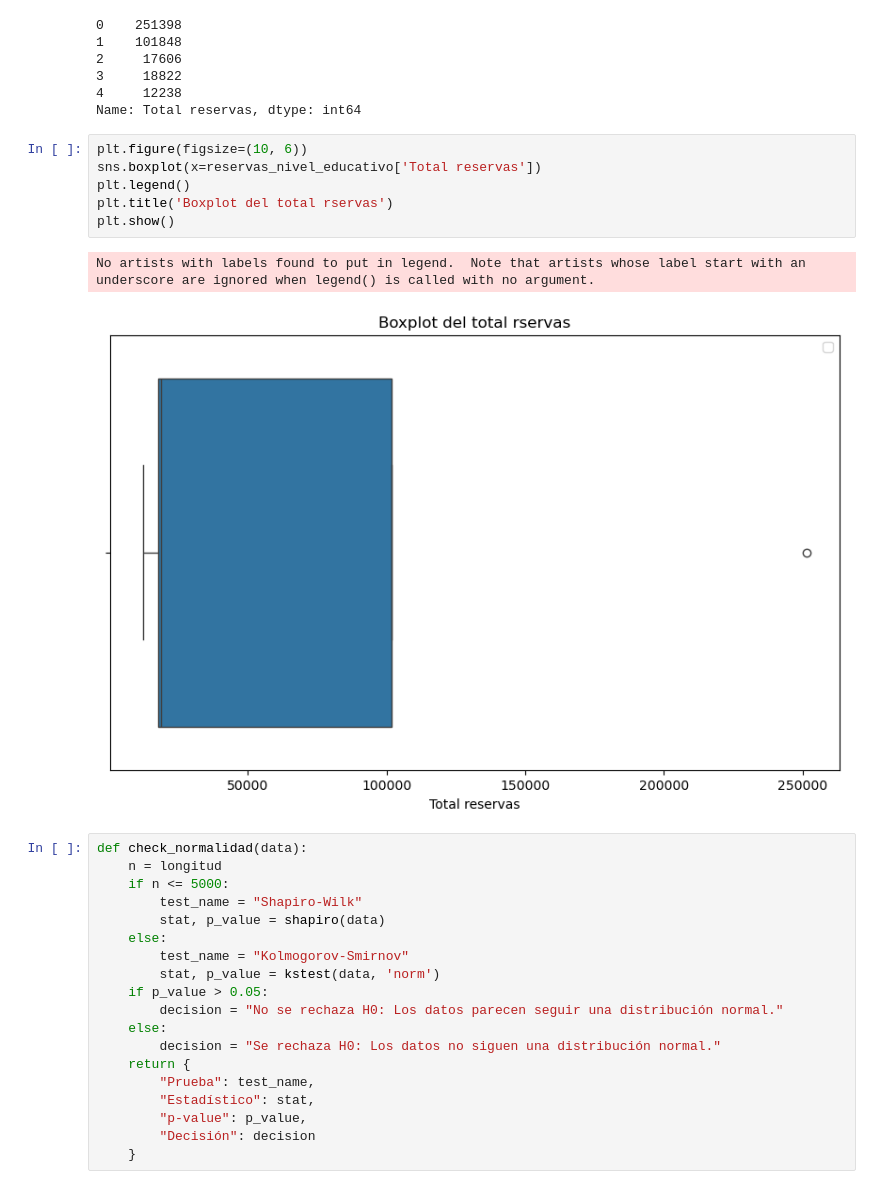
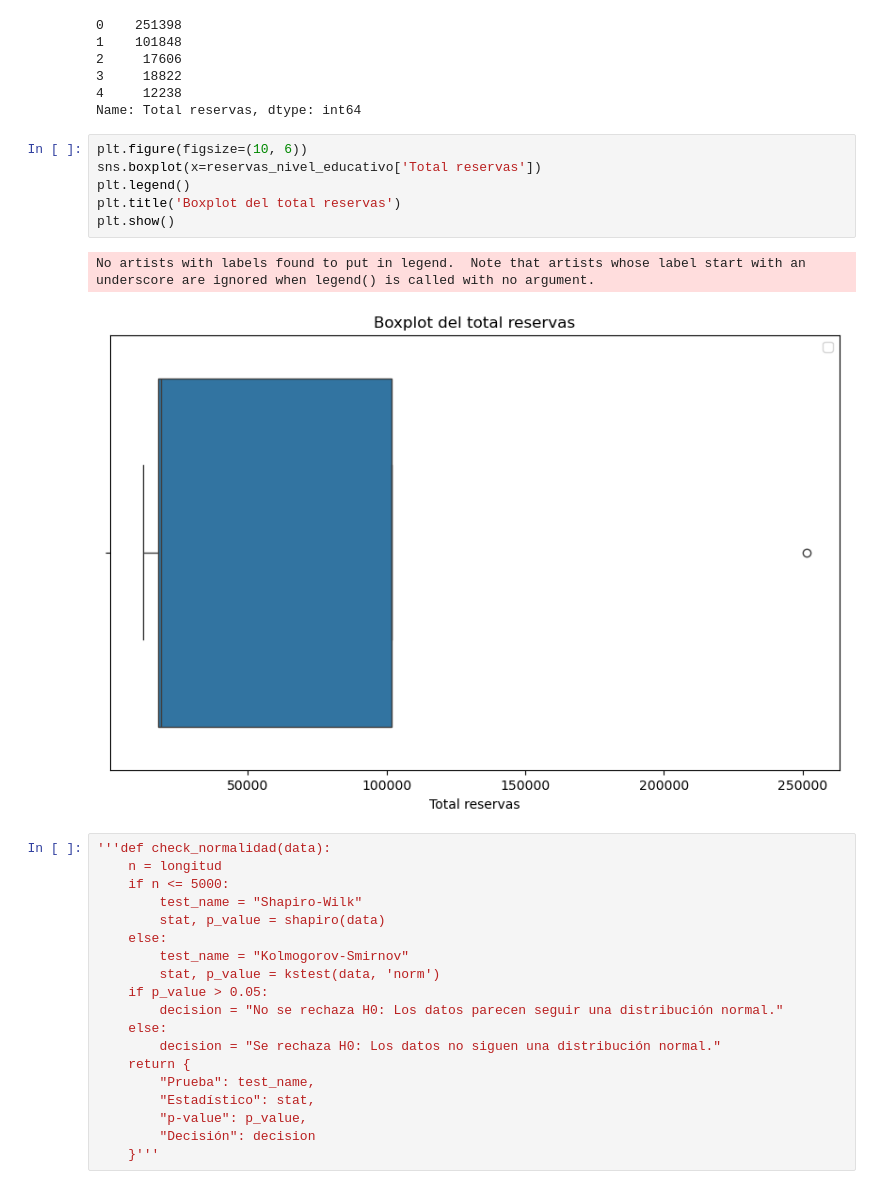
Before and after one commit to Adalab/bda-modulo-3-evaluacion-final-23lau, a Jupyter notebook: Evaluacion_modulo3.ipynb, the cells around one changed output. Drawn from its saved outputs; the diff is of its cells as text.

```diff
--- a/Evaluacion_modulo3.ipynb
+++ b/Evaluacion_modulo3.ipynb
@@ -1520,14 +1572,14 @@ Name: Total reservas, dtype: int64
 # %%
 plt.figure(figsize=(10, 6))
 sns.boxplot(x=reservas_nivel_educativo['Total reservas'])
 plt.legend()
-plt.title('Boxplot del total rservas')
+plt.title('Boxplot del total reservas')
 plt.show()
 # %% [output]
 No artists with labels found to put in legend.  Note that artists whose label start with an underscore are ignored when legend() is called with no argument.
-[figure, old version]
+[figure, new version]
 # %%
-def check_normalidad(data):
+'''def check_normalidad(data):
     n = longitud
     if n <= 5000:
         test_name = "Shapiro-Wilk"
@@ -1544,4 +1596,4 @@ def check_normalidad(data):
         "Estadístico": stat,
         "p-value": p_value,
         "Decisión": decision
-    }
+    }'''
```
Also changed, not shown: parts of 18 cells of this notebook.
